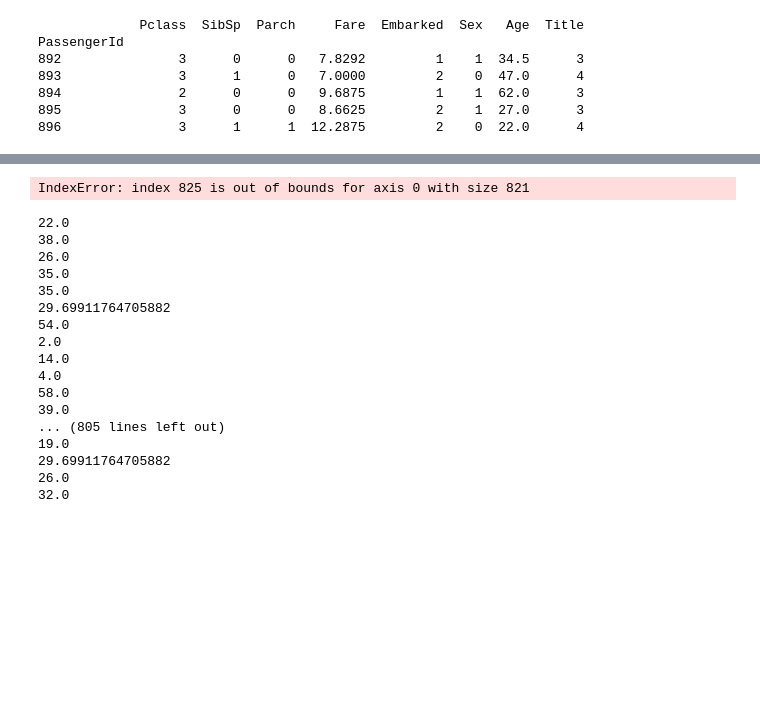
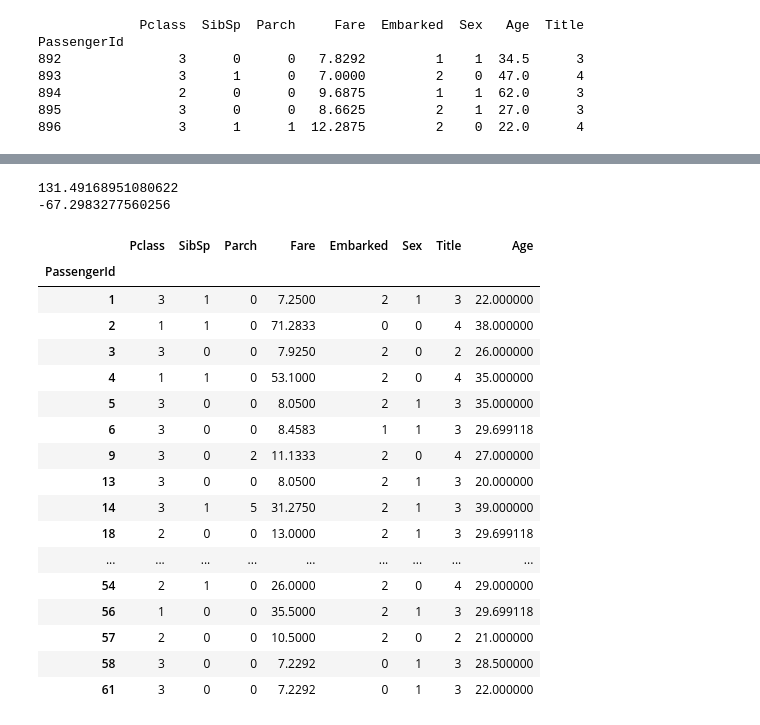
Before and after one commit to NimrodShefi/Titanic-Exercise, a Jupyter notebook: Code/Preprocessing.ipynb, the cells around one changed output, grey strips where cells are left out. Drawn from its saved outputs; the diff is of its cells as text; code cells hidden in the pictures; blank space fills up the shorter version.

```diff
--- a/Code/Preprocessing.ipynb
+++ b/Code/Preprocessing.ipynb
@@ -153,26 +141,53 @@ for index, row in trainData.iterrows():
-# %%
-# dropping the rows that contain the outliers in the dataframe
-trainData.drop(trainData.index[dropList],inplace=True,axis=0)
-# %% [output]
-IndexError: index 825 is out of bounds for axis 0 with size 821
-# %%
-for index, row in trainData.iterrows():
-    print(row["Age"])
-# %% [output]
-22.0
-38.0
-26.0
-35.0
-35.0
-29.69911764705882
-54.0
-2.0
-14.0
-4.0
-58.0
-39.0
-... (805 lines left out)
-19.0
-29.69911764705882
-26.0
-32.0
+# %%
+#remove outliers 2 SD from the mean for Age and Fare
+ageMean = trainData["Age"].mean()
+fareMean = trainData["Fare"].mean()
+print(fareMean+2*fareSD)
+print(fareMean-2*fareSD)
+#creating new dataframe without the anomalies
+ageRemoved_up = trainData.loc[trainData['Age'] <= ageMean+1*ageSD, ["Pclass", "SibSp", "Parch", "Fare","Embarked","Sex","Name","Age","Survived"]]
+ageRemoved = ageRemoved_up.loc[ageRemoved_up['Age'] >= ageMean-1*ageSD, ["Pclass", "SibSp", "Parch", "Fare","Embarked","Sex","Name","Age","Survived"]]
+fareRemoved_up = ageRemoved.loc[ageRemoved['Fare'] <= fareMean+1*fareSD, ["Pclass", "SibSp", "Parch", "Fare","Embarked","Sex","Name","Age","Survived"]]
+fareRemoved = fareRemoved_up.loc[fareRemoved_up['Fare'] >= fareMean-1*fareSD, ["Pclass", "SibSp", "Parch", "Fare","Embarked","Sex","Name","Age","Survived"]]
+# %% [output]
+131.49168951080622
+-67.2983277560256
+# %%
+fareRemoved['Title'] = fareRemoved['Name'].apply(lambda x: x.split(',')[1].split('.')[0].strip())
+
+fareRemoved.drop(["Name"],axis = 1, inplace = True)
+
+# Substitute rare female titles
+fareRemoved['Title'].replace(['Mme', 'Ms', 'Lady', 'Mlle', 'the Countess', 'Dona'], 'Miss', inplace=True)
+# Substitute rare male titles
+fareRemoved['Title'].replace(['Major', 'Col', 'Capt', 'Don', 'Sir', 'Jonkheer'], 'Mr', inplace=True)
+
+LE = LabelEncoder()
+fareRemoved['Title'] = LE.fit_transform(fareRemoved['Title'])
+fareRemoved['Embarked'] = LE.fit_transform(fareRemoved['Embarked'])
+fareRemoved['Sex'] = LE.fit_transform(fareRemoved['Sex'])
+# %%
+#creating new frames
+xTrain_noFareAge = fareRemoved[["Pclass", "SibSp", "Parch", "Fare","Embarked","Sex","Title","Age"]]
+yTrain_noFareAge = fareRemoved["Survived"]
+# %%
+xTrain_noFareAge.head(40)
+# %% [output]
+|  | Pclass | SibSp | Parch | Fare | Embarked | Sex | Title | Age |
+| PassengerId |  |  |  |  |  |  |  |  |
+| 1 | 3 | 1 | 0 | 7.2500 | 2 | 1 | 3 | 22.000000 |
+| 2 | 1 | 1 | 0 | 71.2833 | 0 | 0 | 4 | 38.000000 |
+| 3 | 3 | 0 | 0 | 7.9250 | 2 | 0 | 2 | 26.000000 |
+| 4 | 1 | 1 | 0 | 53.1000 | 2 | 0 | 4 | 35.000000 |
+| 5 | 3 | 0 | 0 | 8.0500 | 2 | 1 | 3 | 35.000000 |
+| 6 | 3 | 0 | 0 | 8.4583 | 1 | 1 | 3 | 29.699118 |
+| 9 | 3 | 0 | 2 | 11.1333 | 2 | 0 | 4 | 27.000000 |
+| 13 | 3 | 0 | 0 | 8.0500 | 2 | 1 | 3 | 20.000000 |
+| 14 | 3 | 1 | 5 | 31.2750 | 2 | 1 | 3 | 39.000000 |
+| 18 | 2 | 0 | 0 | 13.0000 | 2 | 1 | 3 | 29.699118 |
+| ... | ... | ... | ... | ... | ... | ... | ... | ... |
+| 54 | 2 | 1 | 0 | 26.0000 | 2 | 0 | 4 | 29.000000 |
+| 56 | 1 | 0 | 0 | 35.5000 | 2 | 1 | 3 | 29.699118 |
+| 57 | 2 | 0 | 0 | 10.5000 | 2 | 0 | 2 | 21.000000 |
+| 58 | 3 | 0 | 0 | 7.2292 | 0 | 1 | 3 | 28.500000 |
+| 61 | 3 | 0 | 0 | 7.2292 | 0 | 1 | 3 | 22.000000 |
```
Also changed, not shown: parts of 7 cells of this notebook, 6 other files.
